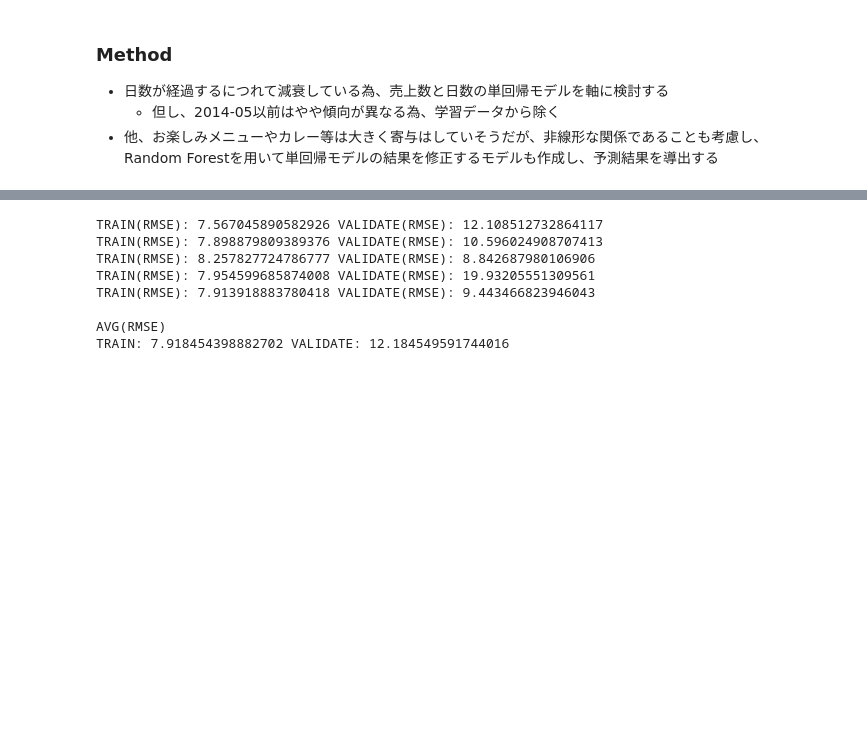
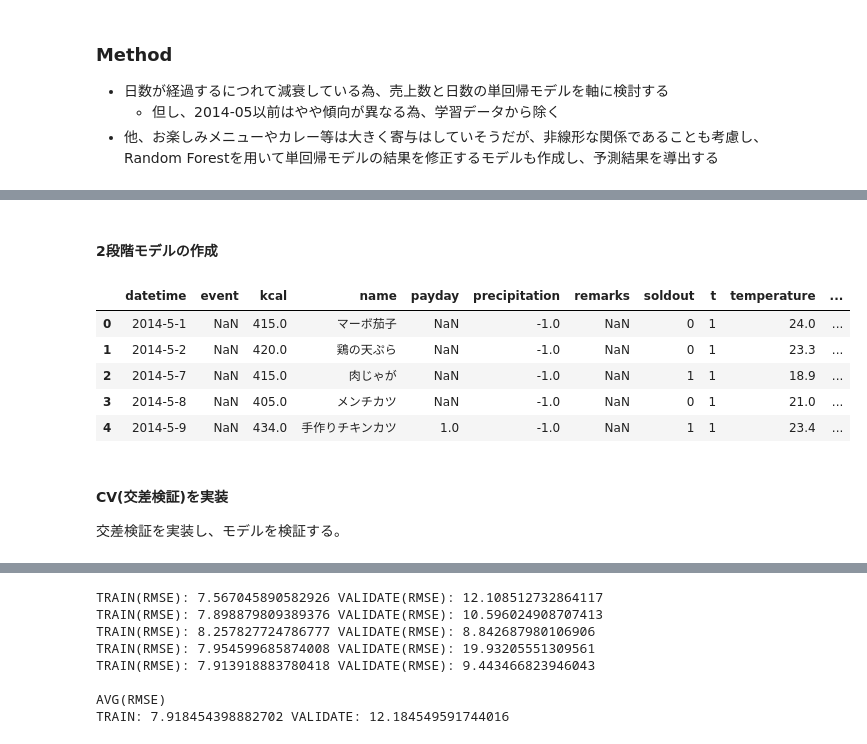
Before and after one commit to mochi7415/ml-collection, a Jupyter notebook: 02_SL/01_需要予測(お弁当).ipynb, the cells around one changed output, grey strips where cells are left out. Cells and saved outputs as stored; diff of their text form; code cells hidden in the pictures; blank space fills up the shorter version.

```diff
--- a/02_SL/01_需要予測(お弁当).ipynb
+++ b/02_SL/01_需要予測(お弁当).ipynb
@@ -409,0 +531,63 @@ p 0.010699742900892427 stat 6.514516162828877
+# %% [markdown]
+#### 2段階モデルの作成
+# %%
+# データ準備
+import pandas as pd
+from sklearn.linear_model import LinearRegression as LR
+from sklearn.ensemble import RandomForestRegressor as RF
+from sklearn.model_selection import KFold # KFoldクラスをインポート
+
+dat = pd.read_csv("./data/01/dat.csv")
+
+# 目的変数と説明変数のカラム名をリストで定義
+cols = ["precipitation", "weather", "days", "fun", "curry", "y"] #特徴量と目的変数のカラム名をリストで定義
+
+kf = KFold(n_splits=5) # KFoldクラスのインスタンスを作成し、n_splits=5で5分割するように指定
+tr = dat[dat["t"] == 1][cols] # t=1の行だけを抽出して、colsで指定したカラムだけを残す
+
+
+def learning(trainX, y_train):
+    """
+    目的変数y_trainを、説明変数trainXの「days」だけで学習して、時間による単調な変化を捉えるモデルmodel1と、
+    次に、model1の予測との差分（残差）を、
+    説明変数trainXの「days」以外の特徴量で学習して、model1の予測からの非線形なズレを補正するモデルmodel2を返す関数。
+
+    Args:
+        trainX: 説明変数のデータフレーム。trainXには「days」以外の特徴量も含まれている。
+        y_train: 目的変数のシリーズ。
+    Returns:
+        model1: trainXの「days」だけで学習したモデル。
+        model2: trainXの「y」以外の特徴量で学習したモデル。
+    """
+
+    model1 = LR() # 線形回帰モデルをmodel1として定義
+
+    model2 = RF( # ランダムフォレスト回帰モデルをmodel2として定義
+        n_estimators=100, # 決定木の数を100に設定
+        max_depth=4, # 決定木の最大深さを4に設定
+        random_state=777 # 乱数シードを777に設定して、結果の再現性を確保
+        )
+
+    # まず days だけで長期トレンドを学習
+
+    model1.fit(trainX["days"].values.reshape(-1, 1), y_train) # trainXの「days」だけを使ってmodel1を学習。
+    pred = model1.predict(trainX["days"].values.reshape(-1, 1)) # model1の予測をpredに格納
+
+    # その予測との差分（残差）を作る
+    pred_sub = y_train - pred
+
+    # 残差を他の特徴量で学習
+    # trainXの「days」以外の特徴量でmodel2を学習。iloc[:, ~trainX.columns.str.match("y")]で「y」以外の列を選択。
+    model2.fit(trainX.iloc[:, ~trainX.columns.str.match("y")], pred_sub)
+
+    return model1, model2
+# %% [output]
+|  | datetime | event | kcal | name | payday | precipitation | remarks | soldout | t | temperature | ... |
+| 0 | 2014-5-1 | NaN | 415.0 | マーボ茄子 | NaN | -1.0 | NaN | 0 | 1 | 24.0 | ... |
+| 1 | 2014-5-2 | NaN | 420.0 | 鶏の天ぷら | NaN | -1.0 | NaN | 0 | 1 | 23.3 | ... |
+| 2 | 2014-5-7 | NaN | 415.0 | 肉じゃが | NaN | -1.0 | NaN | 1 | 1 | 18.9 | ... |
+| 3 | 2014-5-8 | NaN | 405.0 | メンチカツ | NaN | -1.0 | NaN | 0 | 1 | 21.0 | ... |
+| 4 | 2014-5-9 | NaN | 434.0 | 手作りチキンカツ | 1.0 | -1.0 | NaN | 1 | 1 | 23.4 | ... |
+# %% [markdown]
+#### CV(交差検証)を実装
+交差検証を実装し、モデルを検証する。
```
Also changed, not shown: parts of 6 cells of this notebook.
